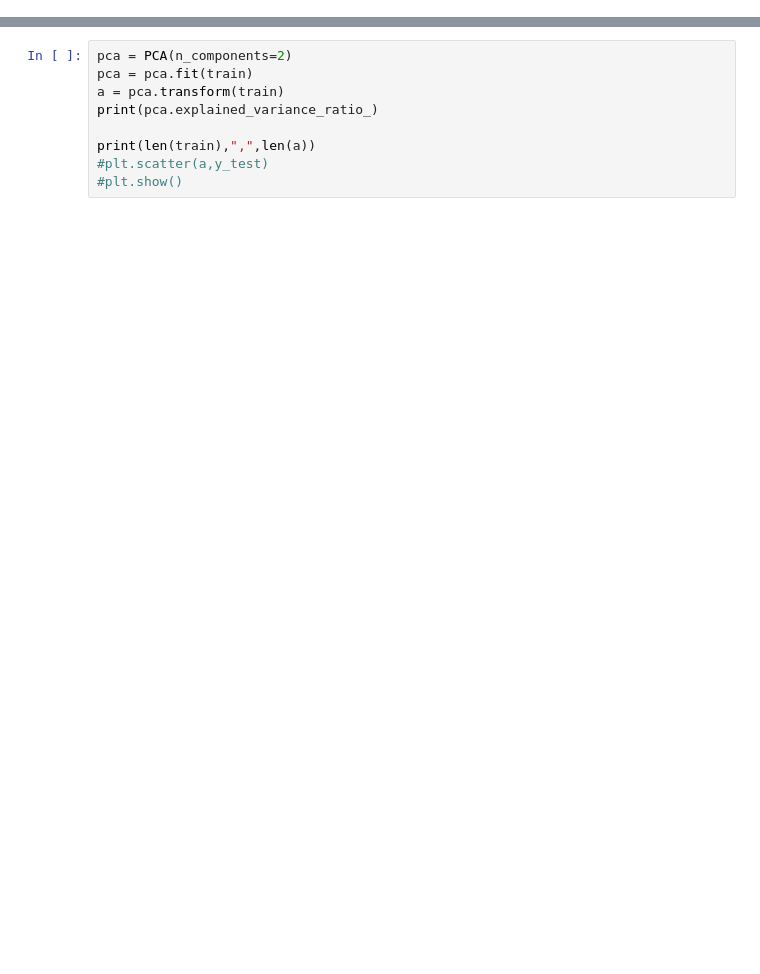
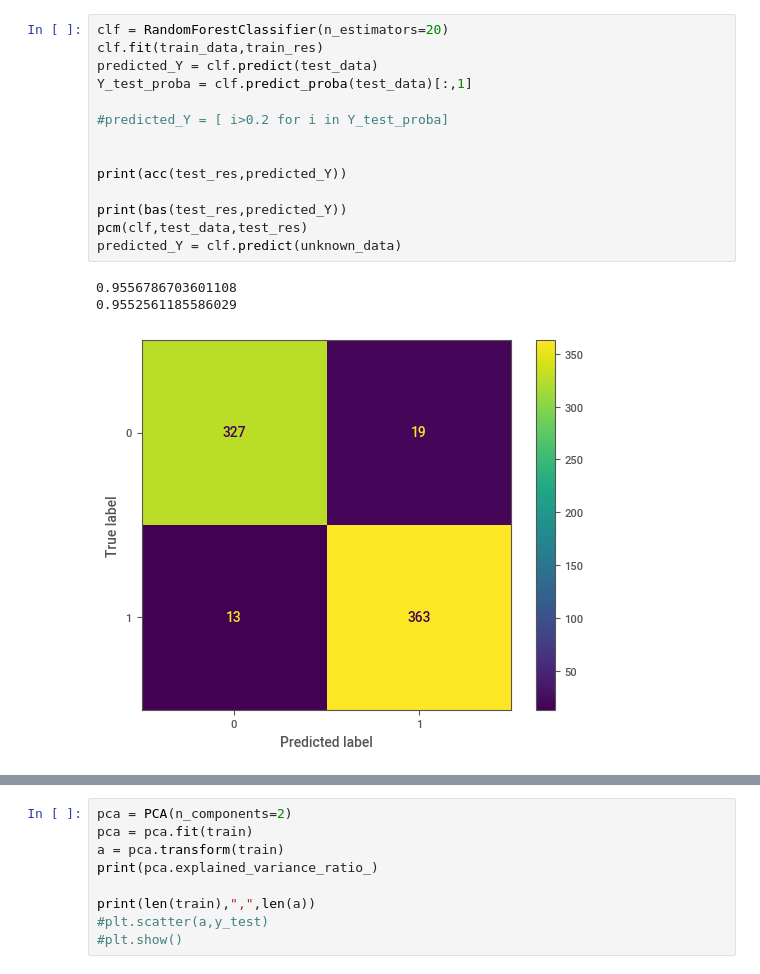
Before and after one commit to Schmidt9898/Datamining_course, a Jupyter notebook: assigment/trying.ipynb, the cells around one changed output, grey strips where cells are left out. Drawn from its saved outputs; the diff is of its cells as text; blank space fills up the shorter version.

```diff
--- a/assigment/trying.ipynb
+++ b/assigment/trying.ipynb
@@ -98 +217,19 @@ predicted_Y = clf.predict(Test)
+# %%
+clf = RandomForestClassifier(n_estimators=20)
+clf.fit(train_data,train_res)
+predicted_Y = clf.predict(test_data)
+Y_test_proba = clf.predict_proba(test_data)[:,1]
+
+#predicted_Y = [ i>0.2 for i in Y_test_proba]
+
+
+print(acc(test_res,predicted_Y))
+
+print(bas(test_res,predicted_Y))
+pcm(clf,test_data,test_res)
+predicted_Y = clf.predict(unknown_data)
+# %% [output]
+0.9556786703601108
+0.9552561185586029
+[figure, added]
 # %%
```
Also changed, not shown: parts of 14 cells of this notebook.
